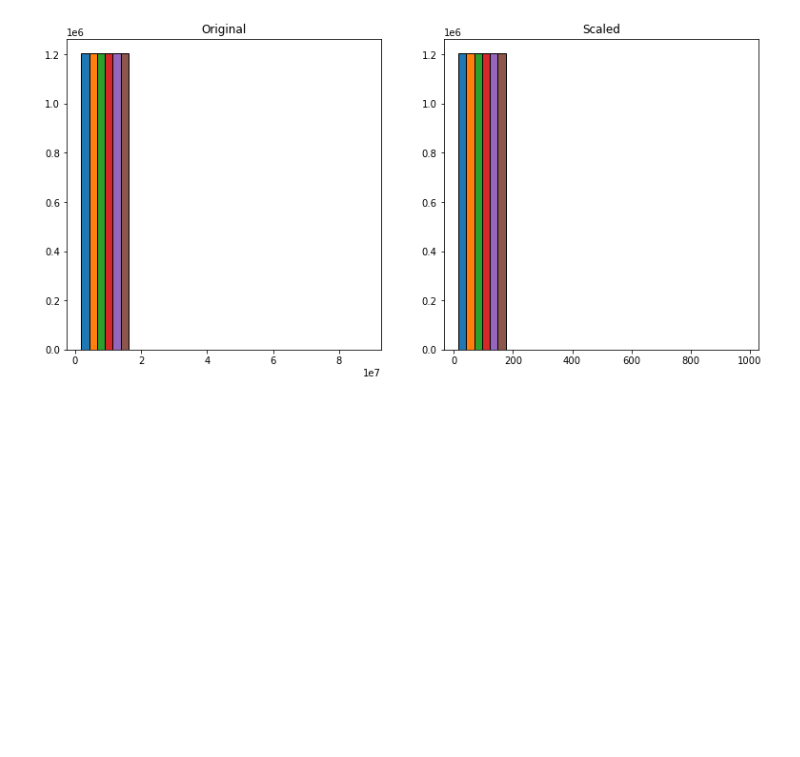
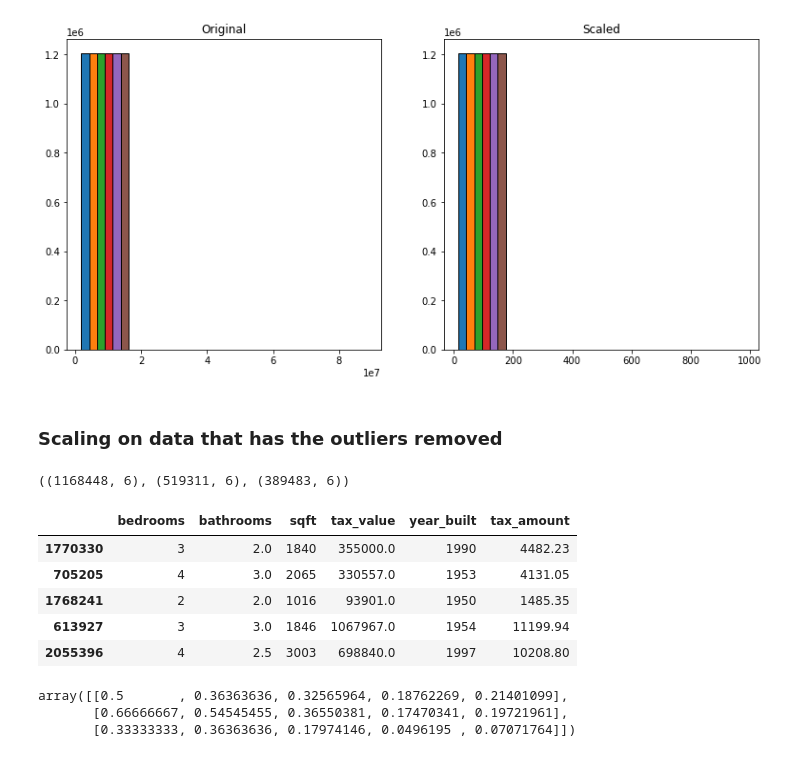
Before and after one commit to jeffakins/regression_exercises, a Jupyter notebook: wrangle.ipynb, the cells around one changed output. Saved outputs shown, nothing was run; the diff lists cells and outputs as text; code cells hidden in the pictures; blank space fills up the shorter version.

```diff
--- a/wrangle.ipynb
+++ b/wrangle.ipynb
@@ -556,3 +557,21 @@ plt.title('Scaled')
 # %% [output]
 Text(0.5, 1.0, 'Scaled')
 [figure]
+# %% [markdown]
+### Scaling on data that has the outliers removed
+# %%
+# This train, val, test set uses zillow_df wich has the outliers removed:
+train_and_validate, test = train_test_split(zillow_df.drop(columns=['fips']), random_state=123)
+train, validate = train_test_split(train_and_validate)
+train.shape, test.shape, validate.shape
+# %% [output]
+((1168448, 6), (519311, 6), (389483, 6))
+# %%
+train.head()
+# %% [output]
+|  | bedrooms | bathrooms | sqft | tax_value | year_built | tax_amount |
+| 1770330 | 3 | 2.0 | 1840 | 355000.0 | 1990 | 4482.23 |
+| 705205 | 4 | 3.0 | 2065 | 330557.0 | 1953 | 4131.05 |
+| 1768241 | 2 | 2.0 | 1016 | 93901.0 | 1950 | 1485.35 |
+| 613927 | 3 | 3.0 | 1846 | 1067967.0 | 1954 | 11199.94 |
+| 2055396 | 4 | 2.5 | 3003 | 698840.0 | 1997 | 10208.80 |
@@ -558,0 +580,14 @@ Text(0.5, 1.0, 'Scaled')
+# %%
+# 1. create the object
+scaler = sklearn.preprocessing.MinMaxScaler()
+
+# 2. fit the object (learn the min and max value)
+scaler.fit(train[columns_to_scale])
+
+# 3. use the object (use the min, max to do the transformation)
+scaled_zillow = scaler.transform(train[columns_to_scale])
+scaled_zillow[:3]
+# %% [output]
+array([[0.5       , 0.36363636, 0.32565964, 0.18762269, 0.21401099],
+       [0.66666667, 0.54545455, 0.36550381, 0.17470341, 0.19721961],
+       [0.33333333, 0.36363636, 0.17974146, 0.0496195 , 0.07071764]])
```
Also changed, not shown: parts of 6 cells of this notebook.
